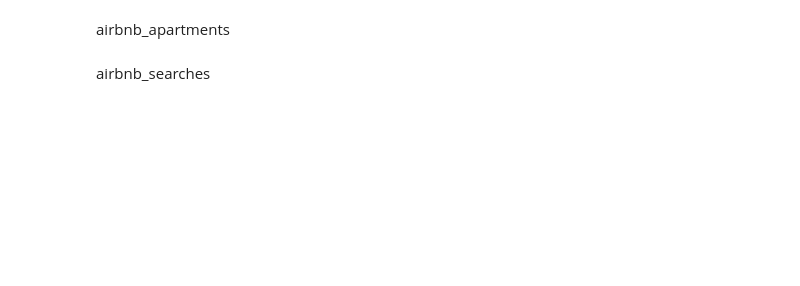
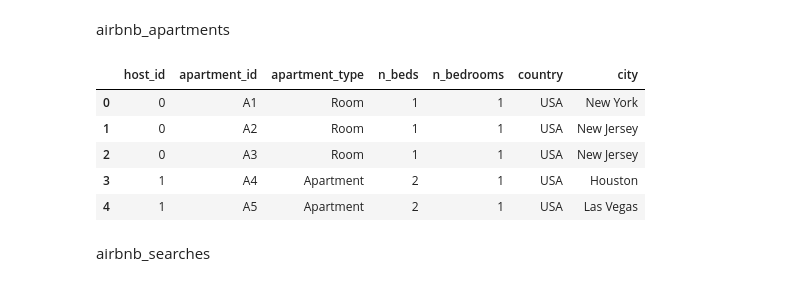
Before and after one commit to Waleed18574/SQLPortfolio, a Jupyter notebook: Project_3_Airbnb_Analytics/notebook/Airbnb_Analytics.ipynb, the cells around one changed output. Cells and saved outputs as stored; diff of their text form; code cells hidden in the pictures; blank space fills up the shorter version.

```diff
--- a/Project_3_Airbnb_Analytics/notebook/Airbnb_Analytics.ipynb
+++ b/Project_3_Airbnb_Analytics/notebook/Airbnb_Analytics.ipynb
@@ -104,6 +116,18 @@ WITH (FORMAT CSV, HEADER);
 """
 cur.execute(fill_tbl_airbnb_apartments)
 conn.commit()
+# %%
+show_tbl_airbnb_apartments = """
+SELECT * FROM airbnb_apartments;
+"""
+pd.read_sql(show_tbl_airbnb_apartments,conn).head()
+# %% [output]
+|  | host_id | apartment_id | apartment_type | n_beds | n_bedrooms | country | city |
+| 0 | 0 | A1 | Room | 1 | 1 | USA | New York |
+| 1 | 0 | A2 | Room | 1 | 1 | USA | New Jersey |
+| 2 | 0 | A3 | Room | 1 | 1 | USA | New Jersey |
+| 3 | 1 | A4 | Apartment | 2 | 1 | USA | Houston |
+| 4 | 1 | A5 | Apartment | 2 | 1 | USA | Las Vegas |
 # %% [markdown]
 airbnb_searches
 # %%
```
Also changed, not shown: parts of 20 cells of this notebook, 11 other files.
